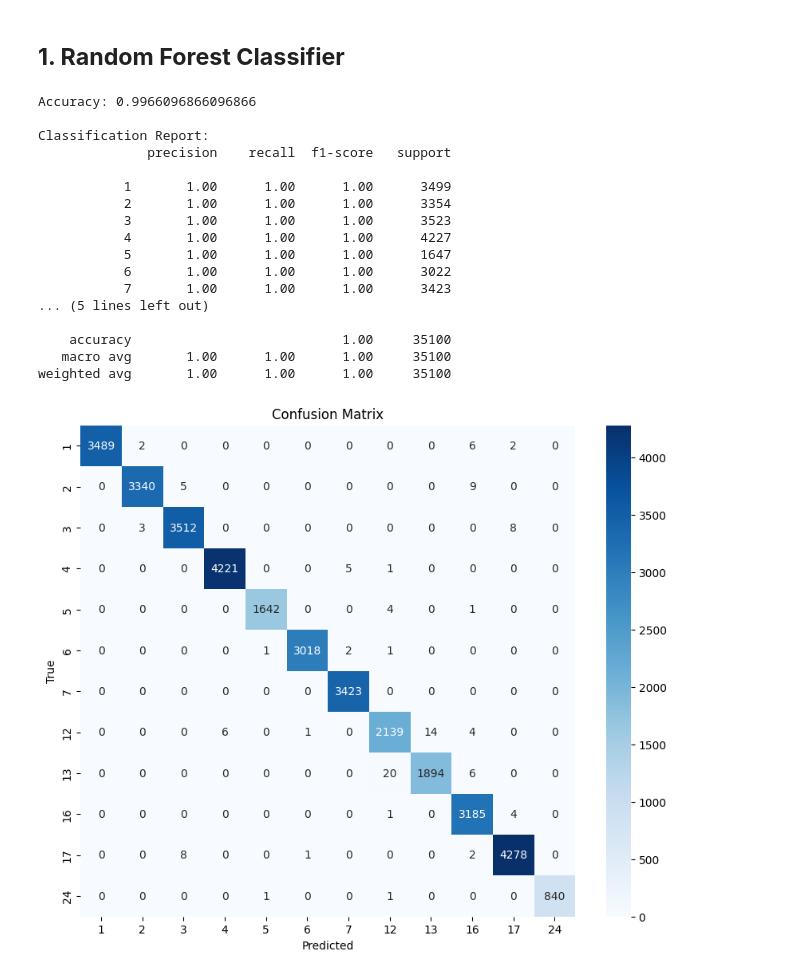
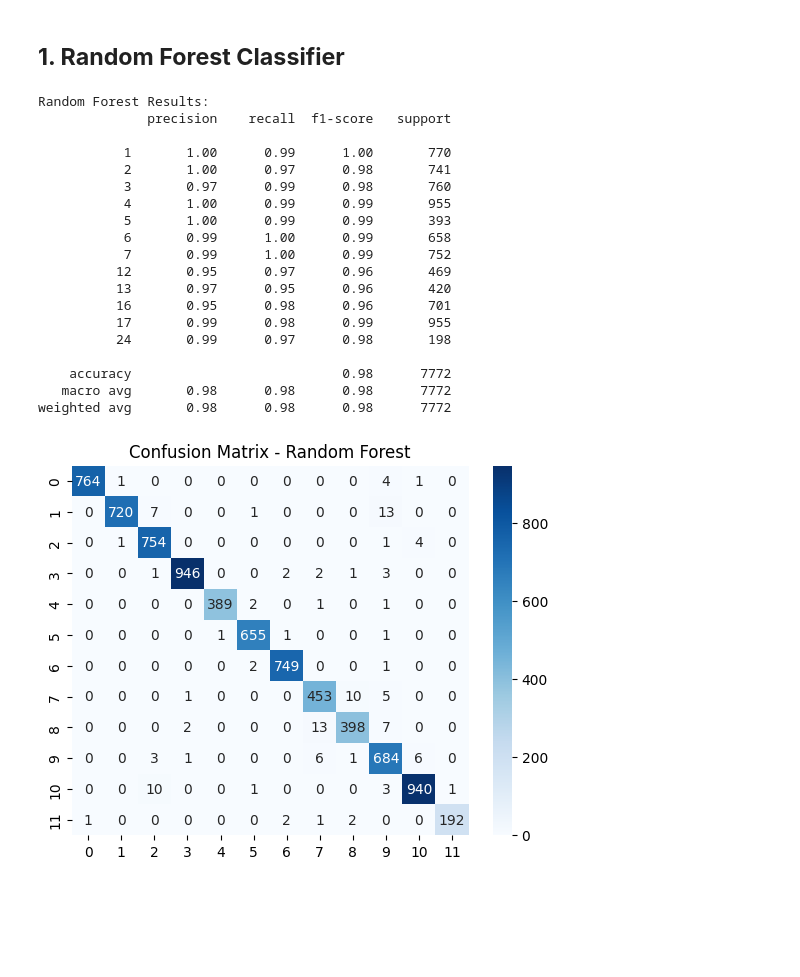
Before and after one commit to Balajinanda/Datascience-Project, a Jupyter notebook: Data_Science_Project.ipynb, the cells around one changed output. Saved outputs shown, nothing was run; the diff lists cells and outputs as text; code cells hidden in the pictures; blank space fills up the shorter version.

```diff
--- a/Data_Science_Project.ipynb
+++ b/Data_Science_Project.ipynb
@@ -442,0 +154,12 @@ Test shape: (35100, 52)
+# %%
+# Activity mapping from the README file
+activity_map = {
+    1: 'lying', 2: 'sitting', 3: 'standing', 4: 'walking',
+    5: 'running', 6: 'cycling', 7: 'Nordic walking', 9: 'watching TV',
+    10: 'computer work', 11: 'car driving', 12: 'ascending stairs',
+    13: 'descending stairs', 16: 'vacuum cleaning', 17: 'ironing',
+    18: 'folding laundry', 19: 'house cleaning', 20: 'playing soccer',
+    24: 'rope jumping'
+}
+data['activity_name'] = data['activity_id'].map(activity_map)
+print(data['activity_name'].value_counts())
@@ -443,44 +489,41 @@ Test shape: (35100, 52)
+# %%
+# Scale features
+scaler = StandardScaler()
+X = scaler.fit_transform(features)
+y = labels
+
+# Split train and test data
+X_train, X_test, y_train, y_test = train_test_split(X, y, test_size=0.2, random_state=42, stratify=y)
 # %% [markdown]
 ## **1. Random Forest Classifier**
 # %%
-# Initialize the model
-rf_model = RandomForestClassifier(n_estimators=100, random_state=42)
+rf = RandomForestClassifier(n_estimators=100, random_state=42)
+rf.fit(X_train, y_train)
+y_pred_rf = rf.predict(X_test)
 
-# Train the model
-rf_model.fit(X_train, y_train)
-
-# Make predictions
-y_pred = rf_model.predict(X_test)
-
-# Evaluate the model
-print("Accuracy:", accuracy_score(y_test, y_pred))
-print("\nClassification Report:")
-print(classification_report(y_test, y_pred))
-
-# Confusion Matrix
-conf_matrix = confusion_matrix(y_test, y_pred)
-plt.figure(figsize=(10, 8))
-sns.heatmap(conf_matrix, annot=True, fmt="d", cmap="Blues", xticklabels=rf_model.classes_, yticklabels=rf_model.classes_)
-plt.title("Confusion Matrix")
-plt.xlabel("Predicted")
-plt.ylabel("True")
+print("Random Forest Results:")
+print(classification_report(y_test, y_pred_rf))
+sns.heatmap(confusion_matrix(y_test, y_pred_rf), annot=True, fmt='d', cmap='Blues')
+plt.title("Confusion Matrix - Random Forest")
 plt.show()
 # %% [output]
-Accuracy: 0.9966096866096866
-
-Classification Report:
+Random Forest Results:
               precision    recall  f1-score   support
 
-           1       1.00      1.00      1.00      3499
-           2       1.00      1.00      1.00      3354
-           3       1.00      1.00      1.00      3523
-           4       1.00      1.00      1.00      4227
-           5       1.00      1.00      1.00      1647
-           6       1.00      1.00      1.00      3022
-           7       1.00      1.00      1.00      3423
-... (5 lines left out)
+           1       1.00      0.99      1.00       770
+           2       1.00      0.97      0.98       741
+           3       0.97      0.99      0.98       760
+           4       1.00      0.99      0.99       955
+           5       1.00      0.99      0.99       393
+           6       0.99      1.00      0.99       658
+           7       0.99      1.00      0.99       752
+          12       0.95      0.97      0.96       469
+          13       0.97      0.95      0.96       420
+          16       0.95      0.98      0.96       701
+          17       0.99      0.98      0.99       955
+          24       0.99      0.97      0.98       198
 
-    accuracy                           1.00     35100
-   macro avg       1.00      1.00      1.00     35100
-weighted avg       1.00      1.00      1.00     35100
+    accuracy                           0.98      7772
+   macro avg       0.98      0.98      0.98      7772
+weighted avg       0.98      0.98      0.98      7772
-[figure, old version]
+[figure, new version]
```
Also changed, not shown: parts of 75 cells of this notebook.
